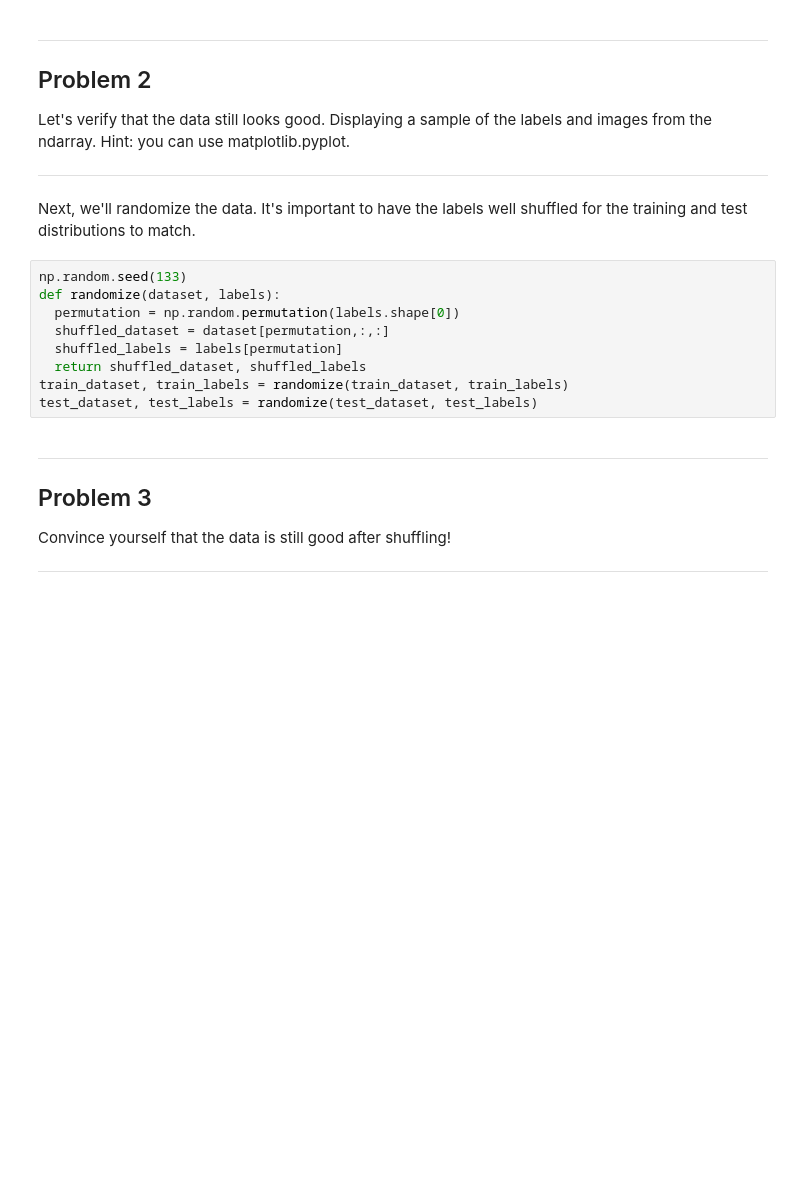
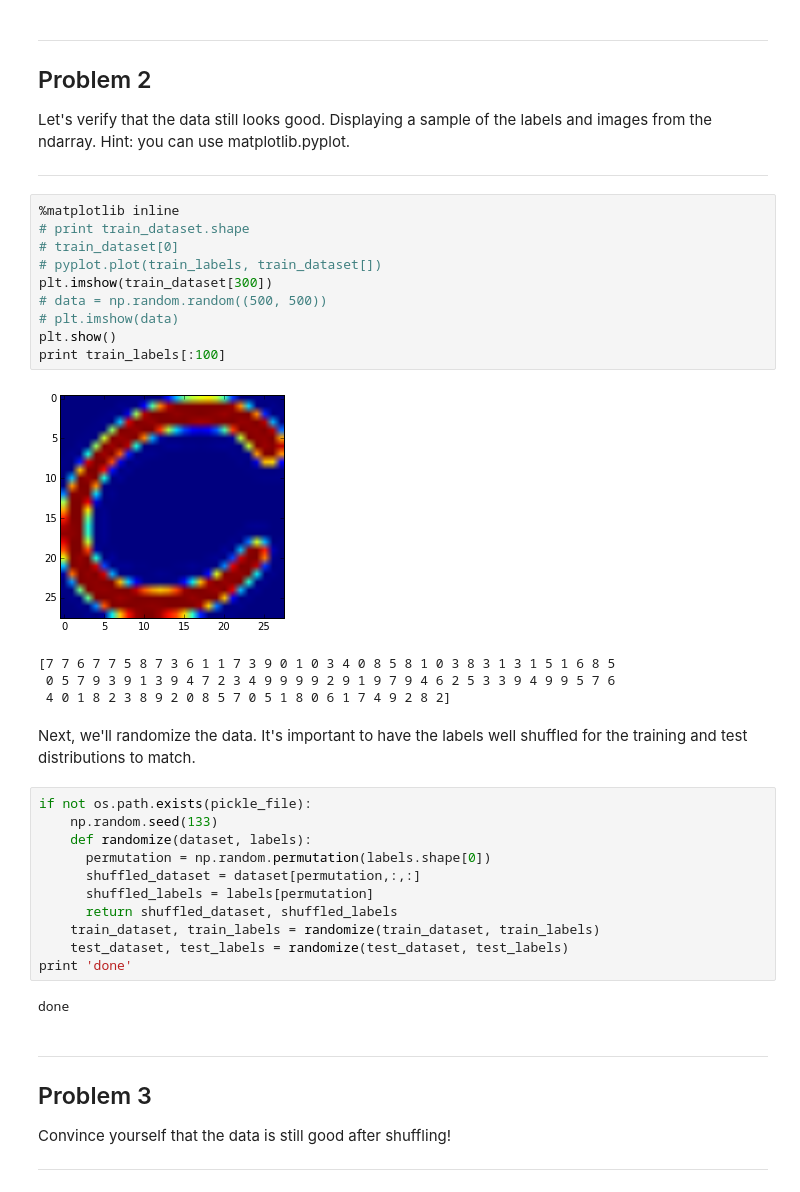
Before and after one commit to jasonostrander/TensorFlow-Udacity, a Jupyter notebook: 1_notmnist.ipynb, the cells around one changed output. Saved outputs shown, nothing was run; the diff lists cells and outputs as text; blank space fills up the shorter version.

```diff
--- a/1_notmnist.ipynb
+++ b/1_notmnist.ipynb
@@ -149,17 +167,36 @@ Problem 2
 Let's verify that the data still looks good. Displaying a sample of the labels and images from the ndarray. Hint: you can use matplotlib.pyplot.
 
 ---
+# %%
+%matplotlib inline
+# print train_dataset.shape
+# train_dataset[0]
+# pyplot.plot(train_labels, train_dataset[])
+plt.imshow(train_dataset[300])
+# data = np.random.random((500, 500))
+# plt.imshow(data)
+plt.show()
+print train_labels[:100]
+# %% [output]
+[figure, added]
+[7 7 6 7 7 5 8 7 3 6 1 1 7 3 9 0 1 0 3 4 0 8 5 8 1 0 3 8 3 1 3 1 5 1 6 8 5
+ 0 5 7 9 3 9 1 3 9 4 7 2 3 4 9 9 9 9 2 9 1 9 7 9 4 6 2 5 3 3 9 4 9 9 5 7 6
+ 4 0 1 8 2 3 8 9 2 0 8 5 7 0 5 1 8 0 6 1 7 4 9 2 8 2]
 # %% [markdown]
 Next, we'll randomize the data. It's important to have the labels well shuffled for the training and test distributions to match.
 # %%
-np.random.seed(133)
-def randomize(dataset, labels):
-  permutation = np.random.permutation(labels.shape[0])
-  shuffled_dataset = dataset[permutation,:,:]
-  shuffled_labels = labels[permutation]
-  return shuffled_dataset, shuffled_labels
-train_dataset, train_labels = randomize(train_dataset, train_labels)
-test_dataset, test_labels = randomize(test_dataset, test_labels)
+if not os.path.exists(pickle_file):
+    np.random.seed(133)
+    def randomize(dataset, labels):
+      permutation = np.random.permutation(labels.shape[0])
+      shuffled_dataset = dataset[permutation,:,:]
+      shuffled_labels = labels[permutation]
+      return shuffled_dataset, shuffled_labels
+    train_dataset, train_labels = randomize(train_dataset, train_labels)
+    test_dataset, test_labels = randomize(test_dataset, test_labels)
+print 'done'
+# %% [output]
+done
 # %% [markdown]
 ---
 Problem 3
```
Also changed, not shown: parts of 9 cells of this notebook.
